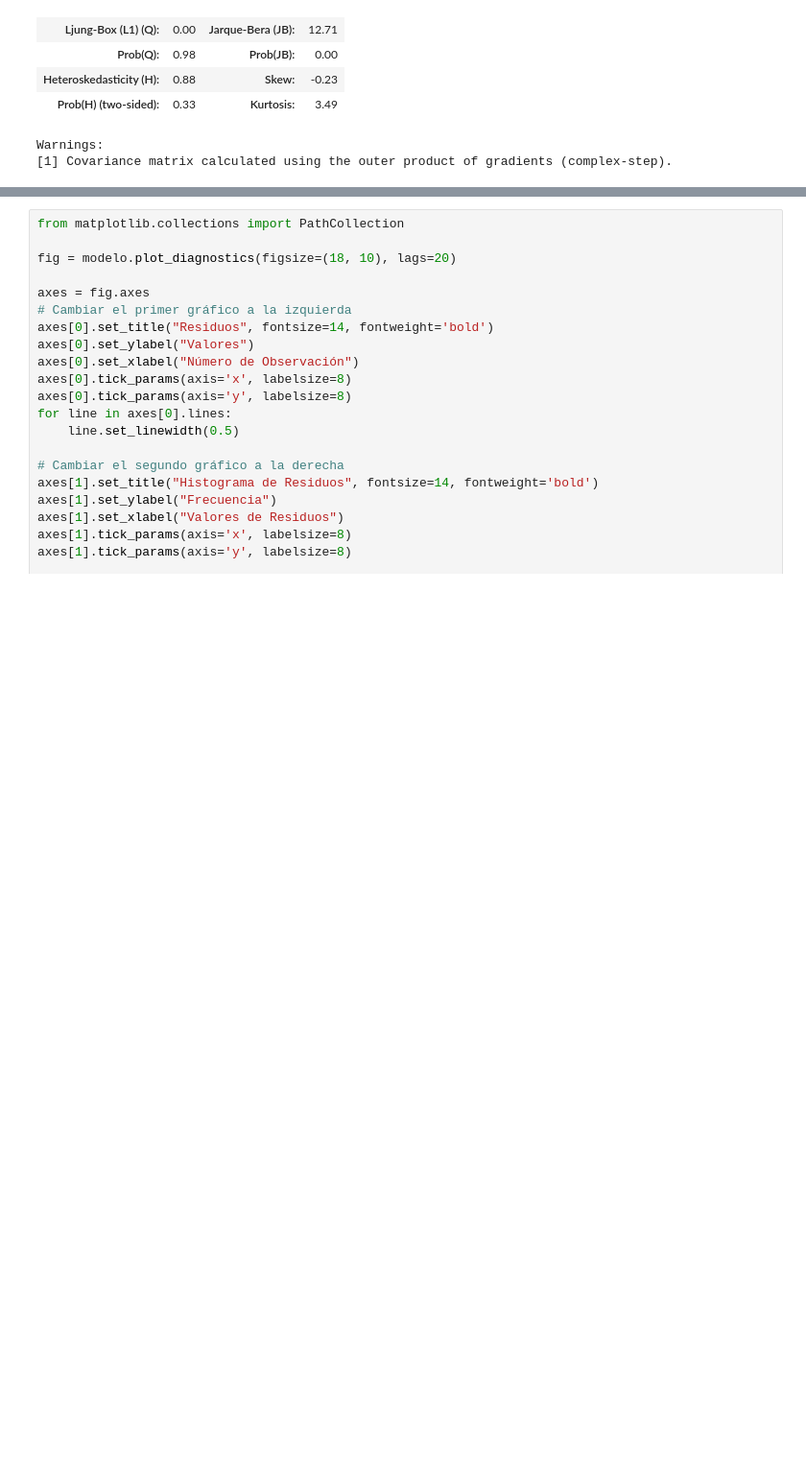
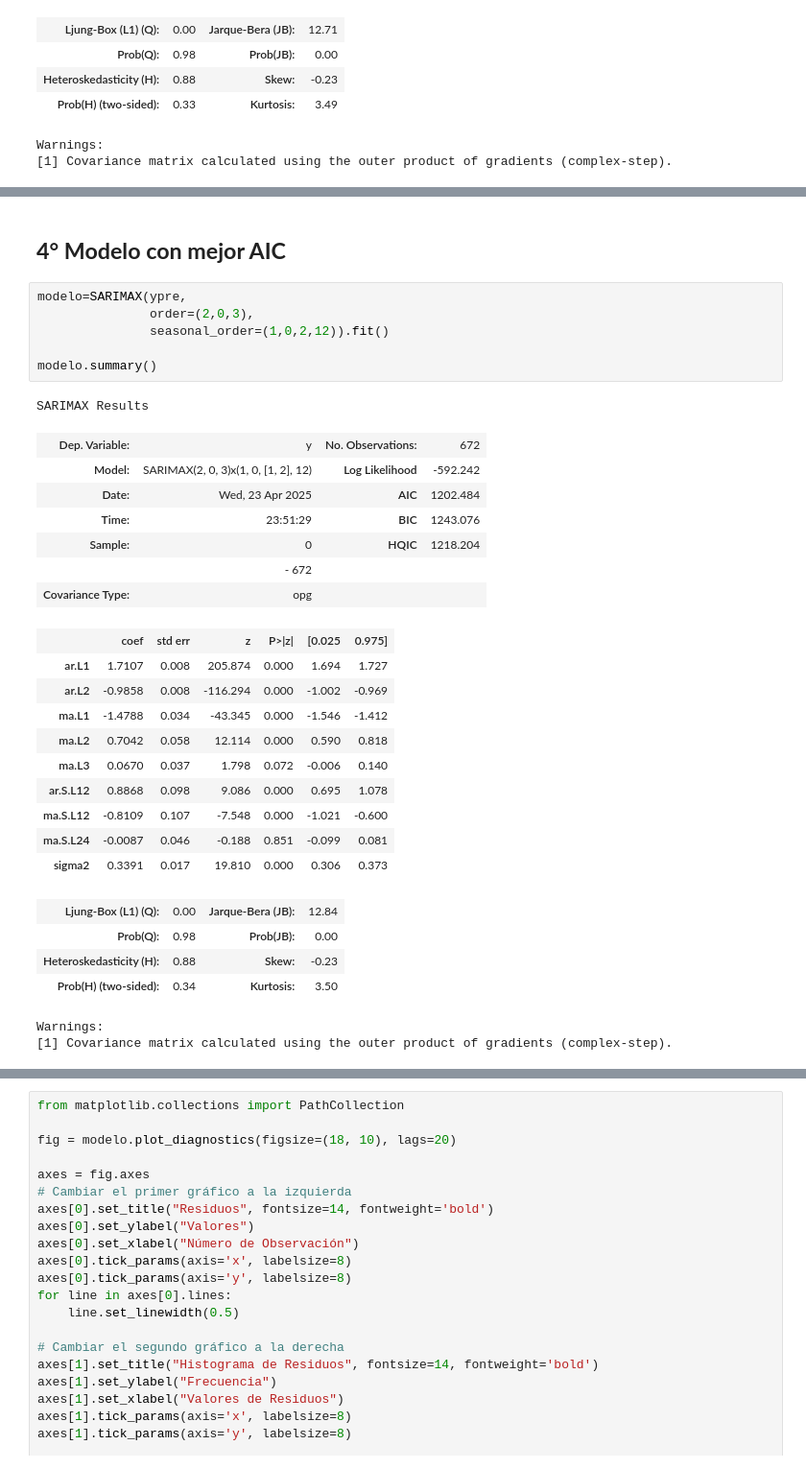
Before and after one commit to heritaco/Time-Series, a Jupyter notebook: 05-SARIMA/Precipitacion en Puebla.ipynb, the cells around one changed output, grey strips where cells are left out. Shown at 96% size. Cells and saved outputs as stored; diff of their text form; blank space fills up the shorter version.

```diff
--- a/05-SARIMA/Precipitacion en Puebla.ipynb
+++ b/05-SARIMA/Precipitacion en Puebla.ipynb
@@ -423,0 +496,33 @@ $W_t = T(X_t)$ con la transformación de Yeo-Johnson y $\varepsilon_t \sim \math
+# %% [markdown]
+## **4° Modelo con mejor AIC**
+# %%
+modelo=SARIMAX(ypre,
+               order=(2,0,3),
+               seasonal_order=(1,0,2,12)).fit()
+
+modelo.summary()
+# %% [output]
+SARIMAX Results
+| Dep. Variable: | y | No. Observations: | 672 |
+| Model: | SARIMAX(2, 0, 3)x(1, 0, [1, 2], 12) | Log Likelihood | -592.242 |
+| Date: | Wed, 23 Apr 2025 | AIC | 1202.484 |
+| Time: | 23:51:29 | BIC | 1243.076 |
+| Sample: | 0 | HQIC | 1218.204 |
+|  | - 672 |  |  |
+| Covariance Type: | opg |  |  |
+|  | coef | std err | z | P>|z| | [0.025 | 0.975] |
+| ar.L1 | 1.7107 | 0.008 | 205.874 | 0.000 | 1.694 | 1.727 |
+| ar.L2 | -0.9858 | 0.008 | -116.294 | 0.000 | -1.002 | -0.969 |
+| ma.L1 | -1.4788 | 0.034 | -43.345 | 0.000 | -1.546 | -1.412 |
+| ma.L2 | 0.7042 | 0.058 | 12.114 | 0.000 | 0.590 | 0.818 |
+| ma.L3 | 0.0670 | 0.037 | 1.798 | 0.072 | -0.006 | 0.140 |
+| ar.S.L12 | 0.8868 | 0.098 | 9.086 | 0.000 | 0.695 | 1.078 |
+| ma.S.L12 | -0.8109 | 0.107 | -7.548 | 0.000 | -1.021 | -0.600 |
+| ma.S.L24 | -0.0087 | 0.046 | -0.188 | 0.851 | -0.099 | 0.081 |
+| sigma2 | 0.3391 | 0.017 | 19.810 | 0.000 | 0.306 | 0.373 |
+| Ljung-Box (L1) (Q): | 0.00 | Jarque-Bera (JB): | 12.84 |
+| Prob(Q): | 0.98 | Prob(JB): | 0.00 |
+| Heteroskedasticity (H): | 0.88 | Skew: | -0.23 |
+| Prob(H) (two-sided): | 0.34 | Kurtosis: | 3.50 |
+Warnings:
+[1] Covariance matrix calculated using the outer product of gradients (complex-step).
```
Also changed, not shown: parts of 31 cells of this notebook, 1 other file.
